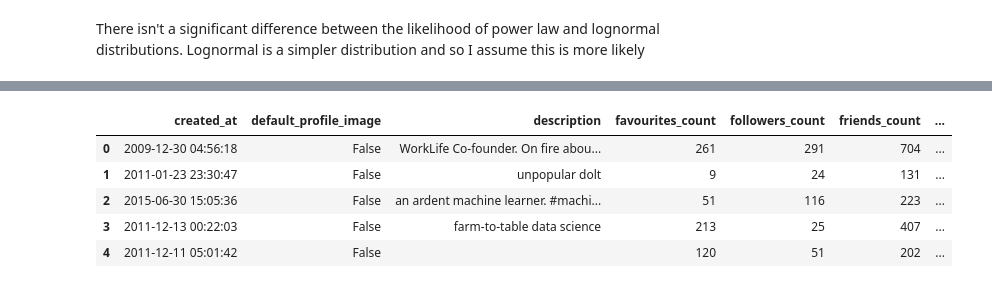
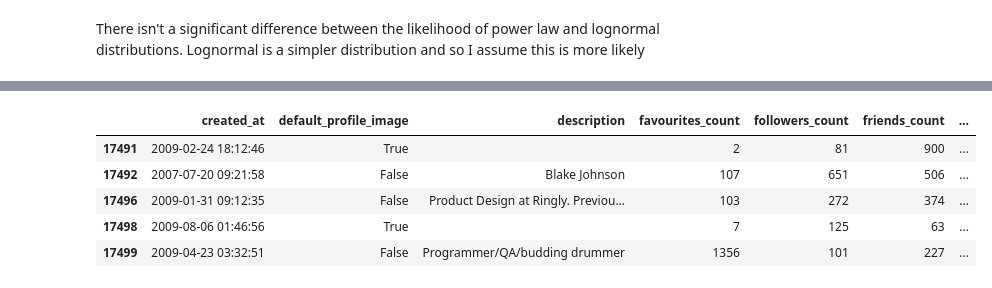
Before and after one commit to linbug/TwitScrip, a Jupyter notebook: Follower_regression_analysis.ipynb, the cells around one changed output, grey strips where cells are left out. Cells and saved outputs as stored; diff of their text form; code cells hidden in the pictures.

```diff
--- a/Follower_regression_analysis.ipynb
+++ b/Follower_regression_analysis.ipynb
@@ -269,0 +234,2 @@ RC_test, RC_train = sklearn.train_test_split(RC_followers_df0.2,0.8)
+# %%
+RC_followers_df_nozero['Length_of_membership'] = pd.to_datetime('2015-12-03 18:12:46') - RC_followers_df_nozero['created_at']
@@ -269,0 +242,2 @@ RC_test, RC_train = sklearn.train_test_split(RC_followers_df0.2,0.8)
+# %%
+current_date = pd.to_datetime('2015-12-03 18:12:46')
@@ -269,0 +247,2 @@ RC_test, RC_train = sklearn.train_test_split(RC_followers_df0.2,0.8)
+# %%
+RC_followers_df_nozero['Length_of_membership'] = RC_followers_df_nozero['created_at'].apply(lambda x:(current_date-x).days)
@@ -270,11 +275,7 @@ RC_test, RC_train = sklearn.train_test_split(RC_followers_df0.2,0.8)
+# %%
+#split dataset up into train and test sets
+mask = np.random.rand(len(RC_followers_df_nozero))<0.8
+RC_train = RC_followers_df_nozero[mask]
+RC_test = RC_followers_df_nozero[~mask]
 # %%
 RC_followers_df.to_csv("RC_followers_df.csv", encoding = 'utf-8')
-# %%
-RC_followers_df_nozero.head()
-# %% [output]
-|  | created_at | default_profile_image | description | favourites_count | followers_count | friends_count | ... |
-| 0 | 2009-12-30 04:56:18 | False | WorkLife Co-founder. On fire abou... | 261 | 291 | 704 | ... |
-| 1 | 2011-01-23 23:30:47 | False | unpopular dolt | 9 | 24 | 131 | ... |
-| 2 | 2015-06-30 15:05:36 | False | an ardent machine learner. #machi... | 51 | 116 | 223 | ... |
-| 3 | 2011-12-13 00:22:03 | False | farm-to-table data science | 213 | 25 | 407 | ... |
-| 4 | 2011-12-11 05:01:42 | False |  | 120 | 51 | 202 | ... |
@@ -280,0 +285,10 @@ RC_followers_df_nozero.head()
+# %%
+len(RC_train)
+RC_train.tail()
+# %% [output]
+|  | created_at | default_profile_image | description | favourites_count | followers_count | friends_count | ... |
+| 17491 | 2009-02-24 18:12:46 | True |  | 2 | 81 | 900 | ... |
+| 17492 | 2007-07-20 09:21:58 | False | Blake Johnson | 107 | 651 | 506 | ... |
+| 17496 | 2009-01-31 09:12:35 | False | Product Design at Ringly. Previou... | 103 | 272 | 374 | ... |
+| 17498 | 2009-08-06 01:46:56 | True |  | 7 | 125 | 63 | ... |
+| 17499 | 2009-04-23 03:32:51 | False | Programmer/QA/budding drummer | 1356 | 101 | 227 | ... |
```
Also changed, not shown: parts of 14 cells of this notebook.
